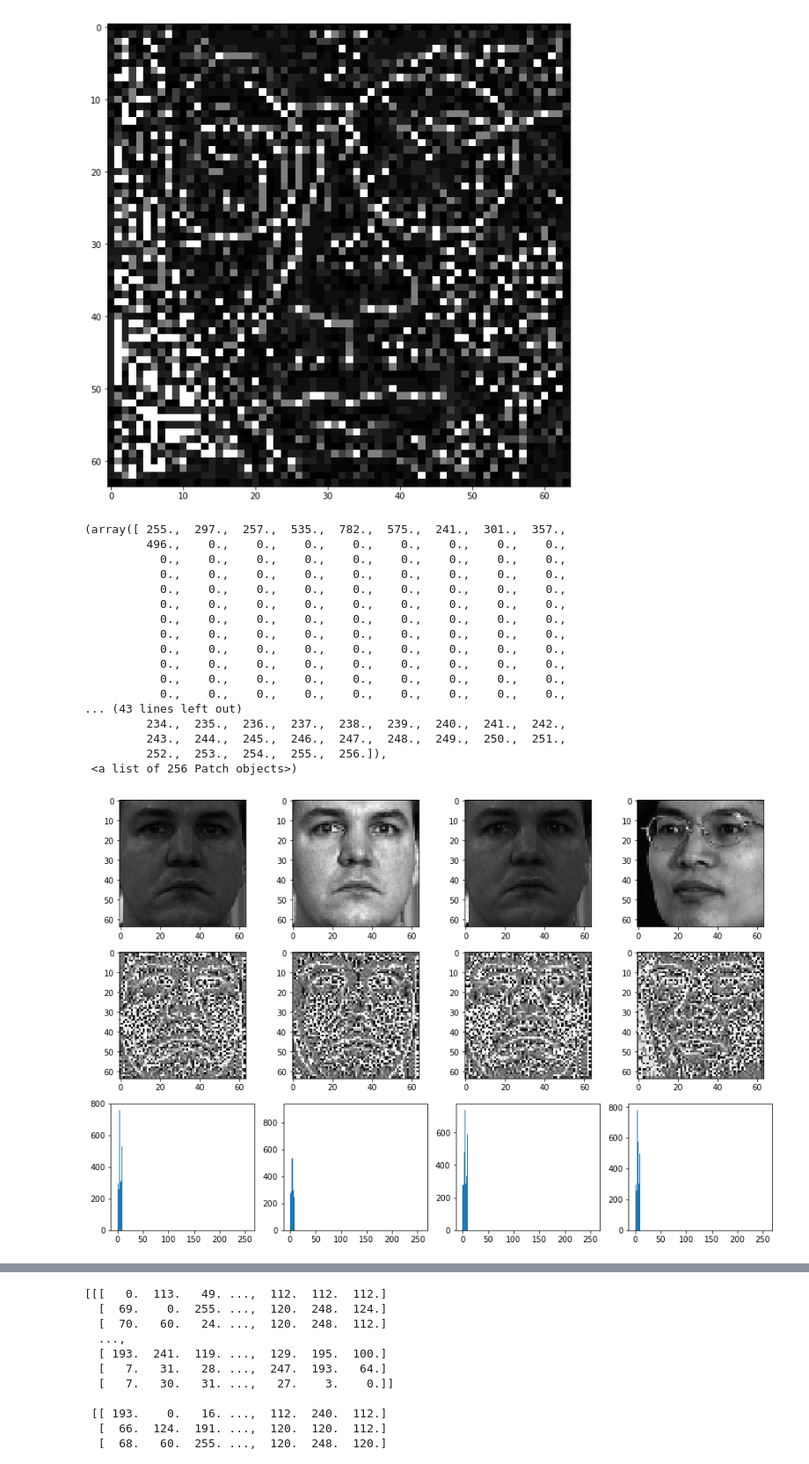
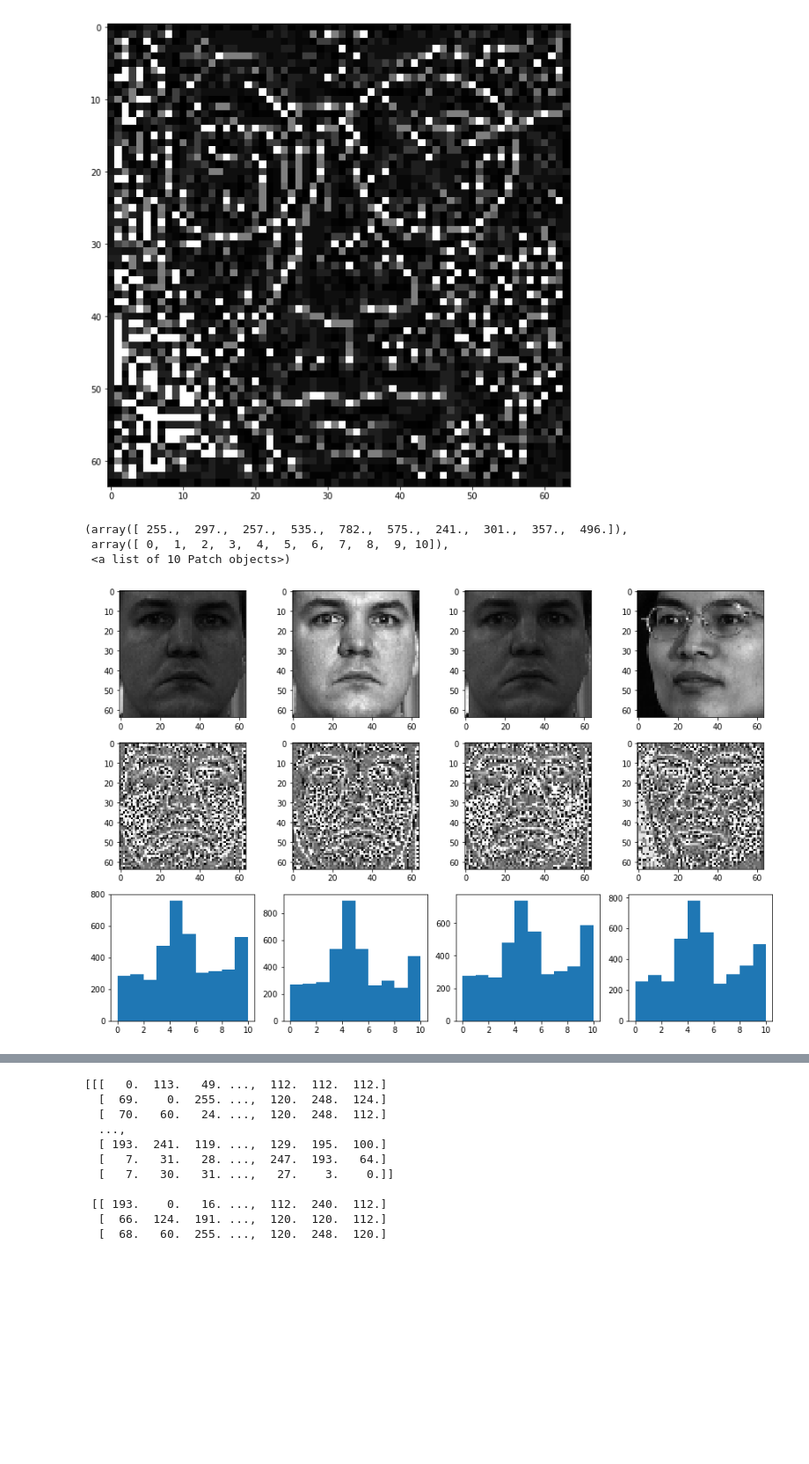
Before and after one commit to csf0429/HW_FaceVerification, a Jupyter notebook: PIE_LBP.ipynb, the cells around one changed output, grey strips where cells are left out. Shown at 88% size. Cells and saved outputs as stored; diff of their text form; code cells hidden in the pictures; blank space fills up the shorter version.

```diff
--- a/PIE_LBP.ipynb
+++ b/PIE_LBP.ipynb
@@ -48,0 +44,12 @@ print img.shape
+# %%
+
+img = X_train[8040].reshape((64,64))
+
+image = img_as_float(img)
+gamma_corrected = exposure.adjust_gamma(image,0.2)
+DOG = feature.blob_dog(gamma_corrected, min_sigma=1, max_sigma=2)
+print DOG.shape
+f, (ax1,ax2,ax3) = plt.subplots(1, 3)
+ax1.imshow(img)
+ax2.imshow(gamma_corrected)
+ax3.imshow(DOG)
@@ -277,53 +291,39 @@ plt.imshow(lbp, interpolation='nearest')
 [figure]
 # %%
 radius = 1
-n_points = 8
+n_points = 8 * radius
 n_bins = 256
 
 img1 = X_train[8000].reshape((64,64))
 img2 = X_train[8010].reshape((64,64))
 img3 = X_train[8040].reshape((64,64))
 img4 = X_train[10].reshape((64,64))
 
 lbp_img1 = local_binary_pattern(img1, n_points, radius, method = 'uniform')
 lbp_img2 = local_binary_pattern(img2, n_points, radius, method = 'uniform')
 lbp_img3 = local_binary_pattern(img3, n_points, radius, method = 'uniform')
 lbp_img4 = local_binary_pattern(img4, n_points, radius, method = 'uniform')
 
 f, ((ax1, ax2, ax3, ax4),(ax5, ax6, ax7, ax8),(ax9, ax10, ax11, ax12)) = plt.subplots(3, 4)
 ax1.imshow(img1, interpolation='nearest')
 ax2.imshow(img2, interpolation='nearest')
 ax3.imshow(img3, interpolation='nearest')
 ax4.imshow(img4, interpolation='nearest')
 
 ax5.imshow(lbp_img1, interpolation='nearest')
 ax6.imshow(lbp_img2, interpolation='nearest')
 ax7.imshow(lbp_img3, interpolation='nearest')
 ax8.imshow(lbp_img4, interpolation='nearest')
 
-ax9.hist(lbp_img1.ravel(), bins= n_bins, range = (0, n_bins))
-ax10.hist(lbp_img2.ravel(), bins= n_bins, range = (0, n_bins))
-ax11.hist(lbp_img3.ravel(), bins= n_bins, range = (0, n_bins))
-ax12.hist(lbp_img4.ravel(), bins= n_bins, range = (0, n_bins))
+ax9.hist(lbp_img1.ravel(), bins=np.arange(0, n_points + 3),range=(0, n_points + 2))
+ax10.hist(lbp_img2.ravel(), bins=np.arange(0, n_points + 3),range=(0, n_points + 2))
+ax11.hist(lbp_img3.ravel(),  bins=np.arange(0, n_points + 3),range=(0, n_points + 2))
+ax12.hist(lbp_img4.ravel(),  bins=np.arange(0, n_points + 3),range=(0, n_points + 2))
 # %% [output]
-(array([ 255.,  297.,  257.,  535.,  782.,  575.,  241.,  301.,  357.,
-         496.,    0.,    0.,    0.,    0.,    0.,    0.,    0.,    0.,
-           0.,    0.,    0.,    0.,    0.,    0.,    0.,    0.,    0.,
-           0.,    0.,    0.,    0.,    0.,    0.,    0.,    0.,    0.,
-           0.,    0.,    0.,    0.,    0.,    0.,    0.,    0.,    0.,
-           0.,    0.,    0.,    0.,    0.,    0.,    0.,    0.,    0.,
-           0.,    0.,    0.,    0.,    0.,    0.,    0.,    0.,    0.,
-           0.,    0.,    0.,    0.,    0.,    0.,    0.,    0.,    0.,
-           0.,    0.,    0.,    0.,    0.,    0.,    0.,    0.,    0.,
-           0.,    0.,    0.,    0.,    0.,    0.,    0.,    0.,    0.,
-           0.,    0.,    0.,    0.,    0.,    0.,    0.,    0.,    0.,
-           0.,    0.,    0.,    0.,    0.,    0.,    0.,    0.,    0.,
-... (43 lines left out)
-         234.,  235.,  236.,  237.,  238.,  239.,  240.,  241.,  242.,
-         243.,  244.,  245.,  246.,  247.,  248.,  249.,  250.,  251.,
-         252.,  253.,  254.,  255.,  256.]),
- <a list of 256 Patch objects>)
+(array([ 255.,  297.,  257.,  535.,  782.,  575.,  241.,  301.,  357.,  496.]),
+ array([ 0,  1,  2,  3,  4,  5,  6,  7,  8,  9, 10]),
+ <a list of 10 Patch objects>)
-[figure, old version]
+[figure, new version]
 # %%
 radius = 2
 n_points = 8
```
Also changed, not shown: parts of 15 cells of this notebook.
